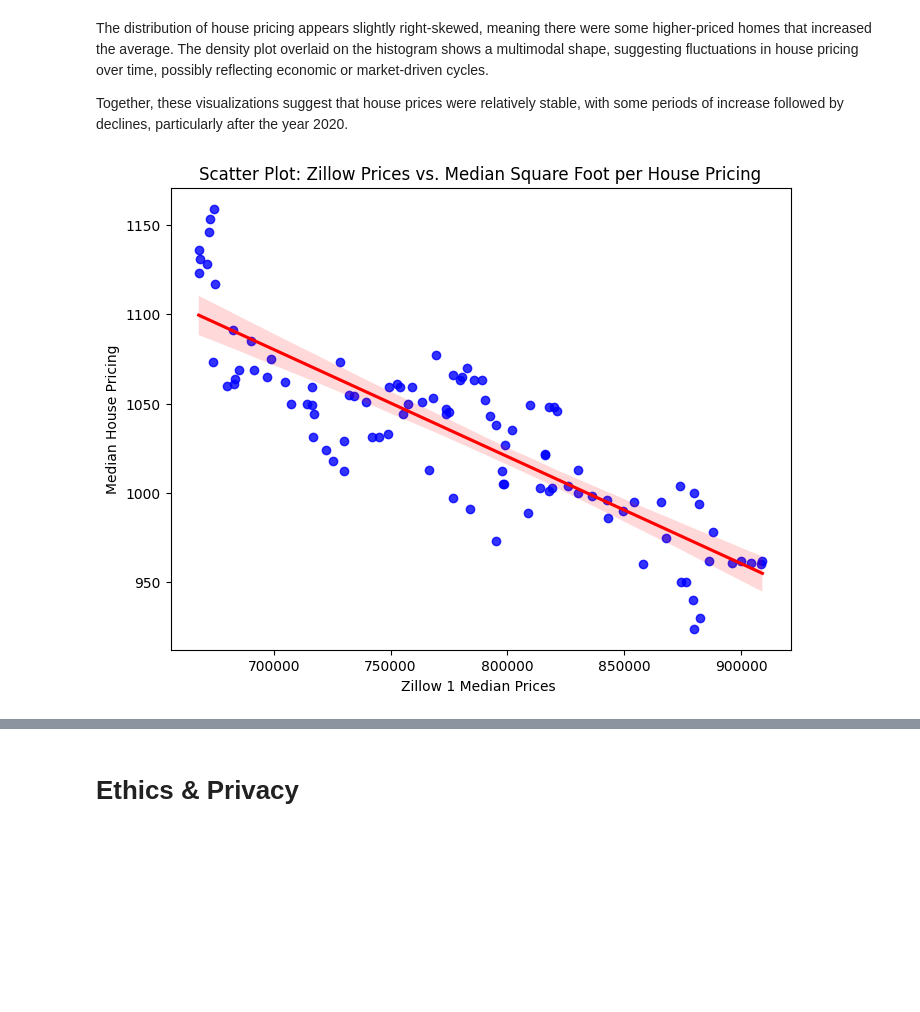
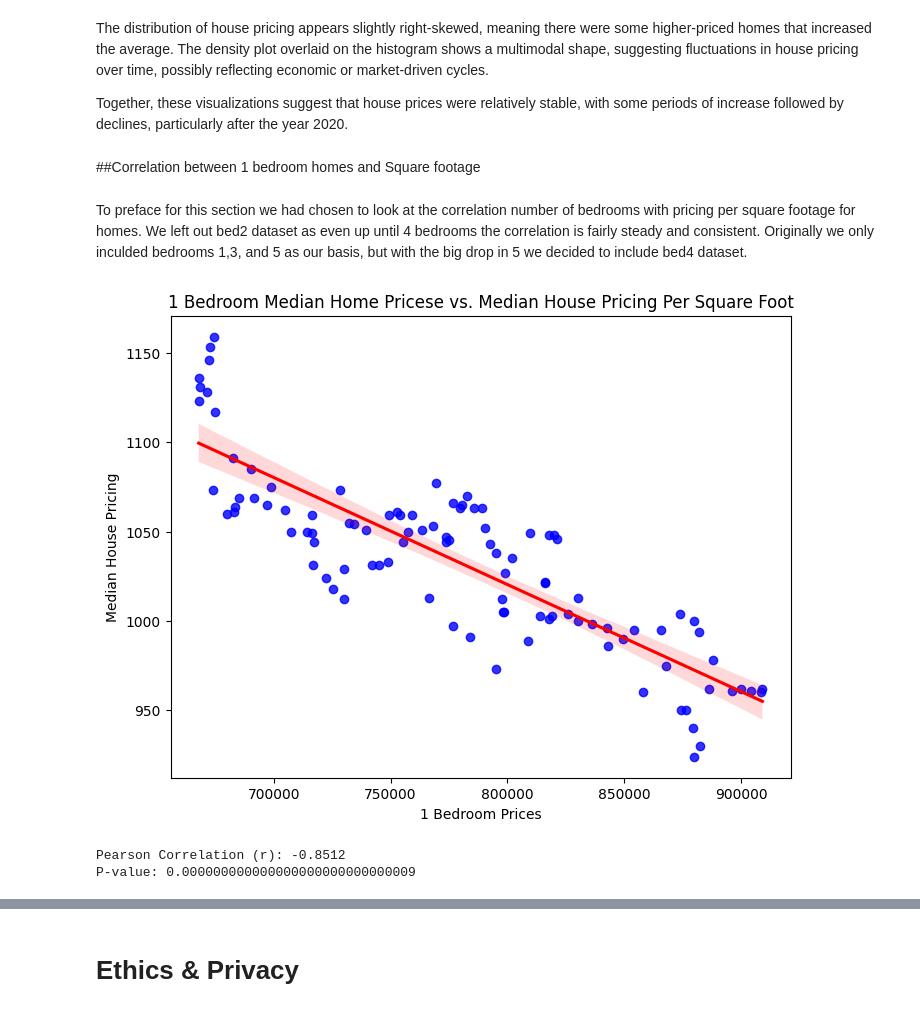
Before and after one commit to LandonSean/COGS108_Repo, a Jupyter notebook: Final_group045_wi25.ipynb, the cells around one changed output, grey strips where cells are left out. Saved outputs shown, nothing was run; the diff lists cells and outputs as text; code cells hidden in the pictures; blank space fills up the shorter version.

```diff
--- a/Final_group045_wi25.ipynb
+++ b/Final_group045_wi25.ipynb
@@ -348,19 +349,37 @@ plt.show()
 The distribution of house pricing appears slightly right-skewed, meaning there were some higher-priced homes that increased the average. The density plot overlaid on the histogram shows a multimodal shape, suggesting fluctuations in house pricing over time, possibly reflecting economic or market-driven cycles.
 
 Together, these visualizations suggest that house prices were relatively stable, with some periods of increase followed by declines, particularly after the year 2020.
+# %% [markdown]
+##Correlation between 1 bedroom homes and Square footage
+# %% [markdown]
+To preface for this section we had chosen to look at the correlation number of bedrooms with pricing per square footage for homes. We left out bed2 dataset as even up until 4 bedrooms the correlation is fairly steady and consistent. Originally we only inculded bedrooms 1,3, and 5 as our basis, but with the big drop in 5 we decided to include bed4 dataset.
 # %%
+# Ensure both DataFrames are aligned
 min_rows = min(len(bed1), len(df))
-
-# Trim both DataFrames to have the same number of rows
 bed1_trimmed = bed1.iloc[:min_rows]
 df_trimmed = df.iloc[:min_rows]
 
-# Now plot the scatter plot
+# Calculate Pearson correlation coefficient and p-value
+r_value, p_value = stats.pearsonr(bed1_trimmed["Price"], df_trimmed["median_house_pricing"])
+
+# Create scatter plot with regression line
 plt.figure(figsize=(8, 6))
-sns.regplot(x=bed1_trimmed["Price"], y=df_trimmed["median_house_pricing"], scatter_kws={"color": "blue"}, line_kws={"color": "red"})
-plt.xlabel("Zillow 1 Median Prices ")
+sns.regplot(x=bed1_trimmed["Price"], y=df_trimmed["median_house_pricing"],
+            scatter_kws={"color": "blue"}, line_kws={"color": "red"})
+
+# Labels and title
+plt.xlabel("1 Bedroom Prices")
 plt.ylabel("Median House Pricing")
-plt.title("Scatter Plot: Zillow Prices vs. Median Square Foot per House Pricing")
+plt.title("1 Bedroom Median Home Pricese vs. Median House Pricing Per Square Foot")
+
+# Show plot
 plt.show()
 # %% [output]
-[figure, old version]
+[figure, new version]
+# %%
+# Print full precision p-value
+print(f"Pearson Correlation (r): {r_value:.4f}")
+print(f"P-value: {p_value:.30f}")  # Shows more decimal places
+# %% [output]
+Pearson Correlation (r): -0.8512
+P-value: 0.000000000000000000000000000009
```
Also changed, not shown: parts of 9 cells of this notebook.
